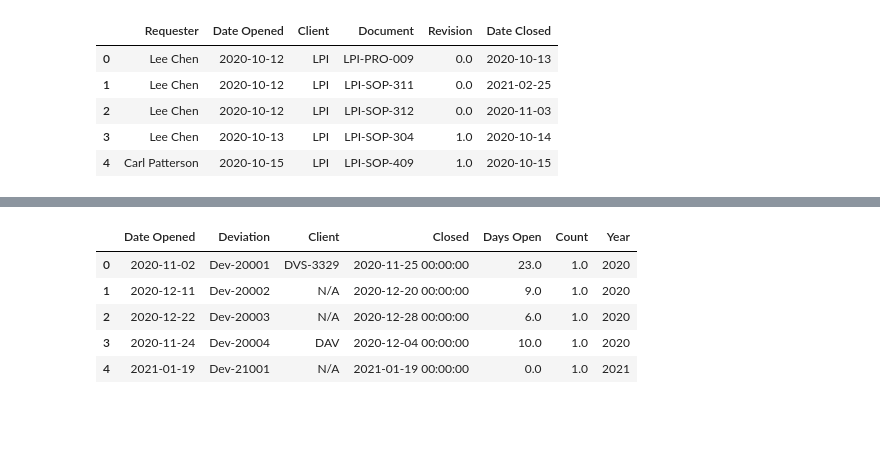
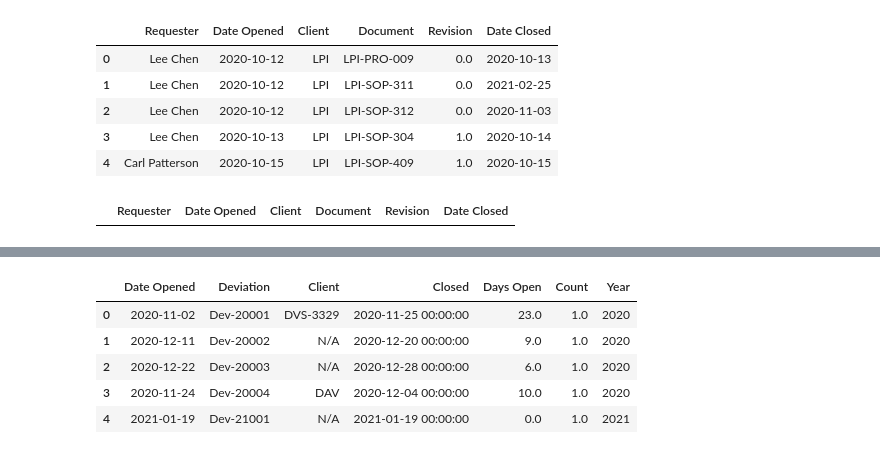
Before and after one commit to cpatterson71/Quality_Dashboard, a Jupyter notebook: Quality_Data_Clean_Up.ipynb, the cells around one changed output, grey strips where cells are left out. Drawn from its saved outputs; the diff is of its cells as text; code cells hidden in the pictures; blank space fills up the shorter version.

```diff
--- a/Quality_Data_Clean_Up.ipynb
+++ b/Quality_Data_Clean_Up.ipynb
@@ -166,6 +166,9 @@ open_cc.head()
 # %%
 open_cc = open_cc[open_cc['Date Closed '] == 'Open']
 open_cc.to_csv('Open_Docs.csv', index=True)
+open_cc.head()
+# %% [output]
+|  | Requester | Date Opened | Client | Document | Revision | Date Closed |
 # %%
 temp3 = pd.read_csv('temp3.csv')
 temp3 = pd.DataFrame(temp3)
```
Also changed, not shown: parts of 1 cell of this notebook.
